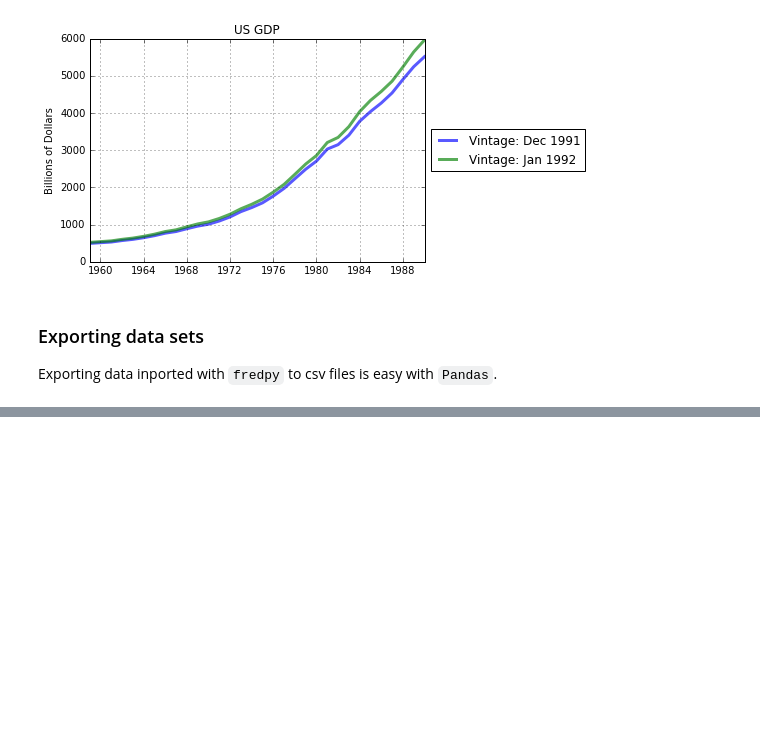
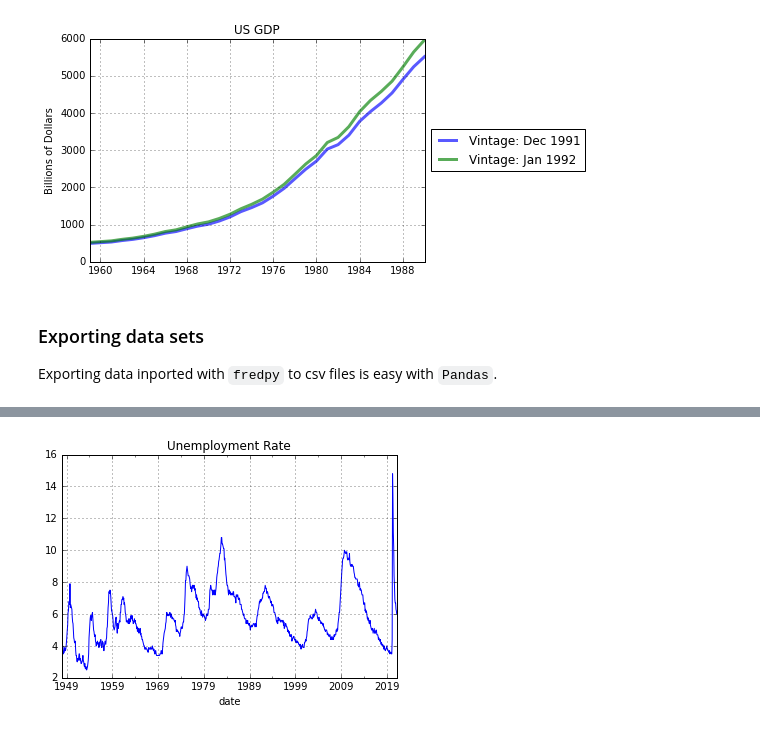
Before and after one commit to letsgoexploring/fredataPackage, a Jupyter notebook: docs/source/fredpy_examples.ipynb, the cells around one changed output, grey strips where cells are left out. Drawn from its saved outputs; the diff is of its cells as text; code cells hidden in the pictures; blank space fills up the shorter version.

```diff
--- a/docs/source/fredpy_examples.ipynb
+++ b/docs/source/fredpy_examples.ipynb
@@ -447,0 +457,33 @@ df.to_csv('data.csv')
+# %%
+import datetime
+
+# Specify the API path
+path = 'fred/series/observations'
+
+# Set observation_date string as today's date
+observation_date = datetime.datetime.today().strftime('%Y-%m-%d')
+
+# Specify desired parameter values for the API querry
+parameters = {'series_id':'unrate',
+  'observation_date':observation_date,
+  'file_type':'json'
+ }
+
+# API request
+r = fp.fred_api_request(api_key=fp.api_key,path=path,parameters=parameters)
+
+# Return results in JSON forma
+results = r.json()
+
+# Load data, deal with missing values, format dates in index, and set dtype
+data = pd.DataFrame(results['observations'],columns =['date','value'])
+data = data.replace('.', np.nan)
+data['date'] = pd.to_datetime(data['date'])
+data = data.set_index('date')['value'].astype(float)
+
+# Plot the unemployment rate
+data.plot()
+plt.title('Unemployment Rate')
+plt.grid()
+# %% [output]
+[figure, added]
```
Also changed, not shown: parts of 16 cells of this notebook, 53 other files.
